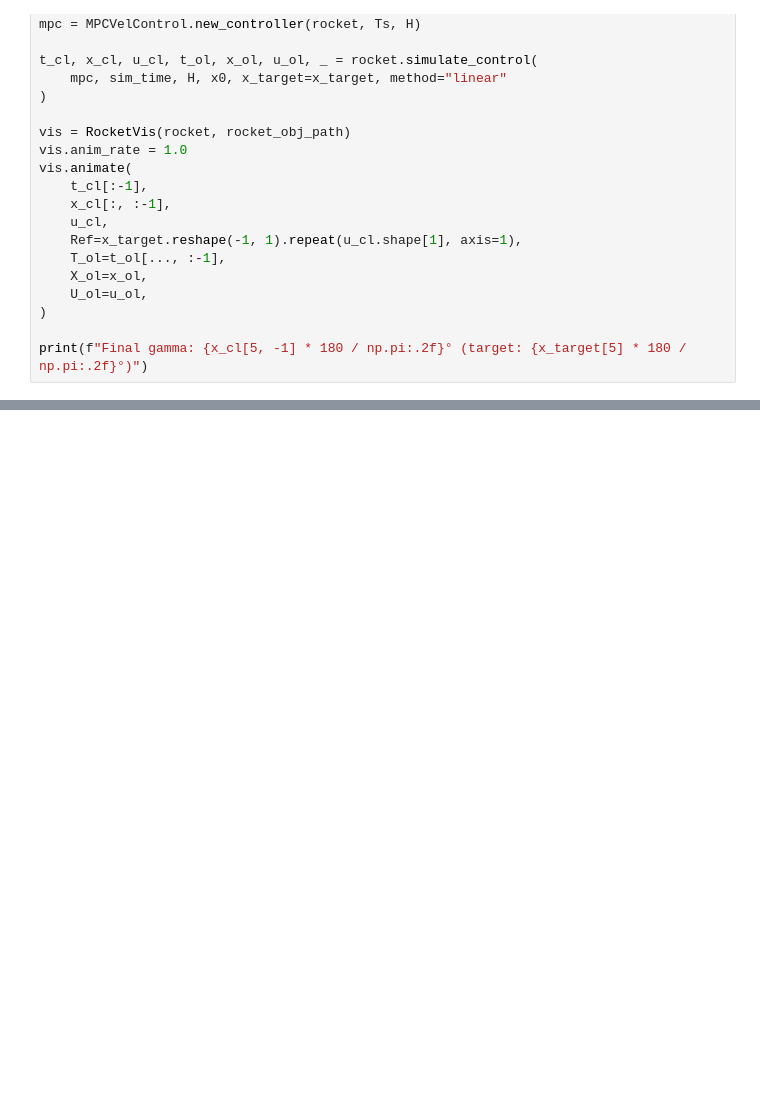
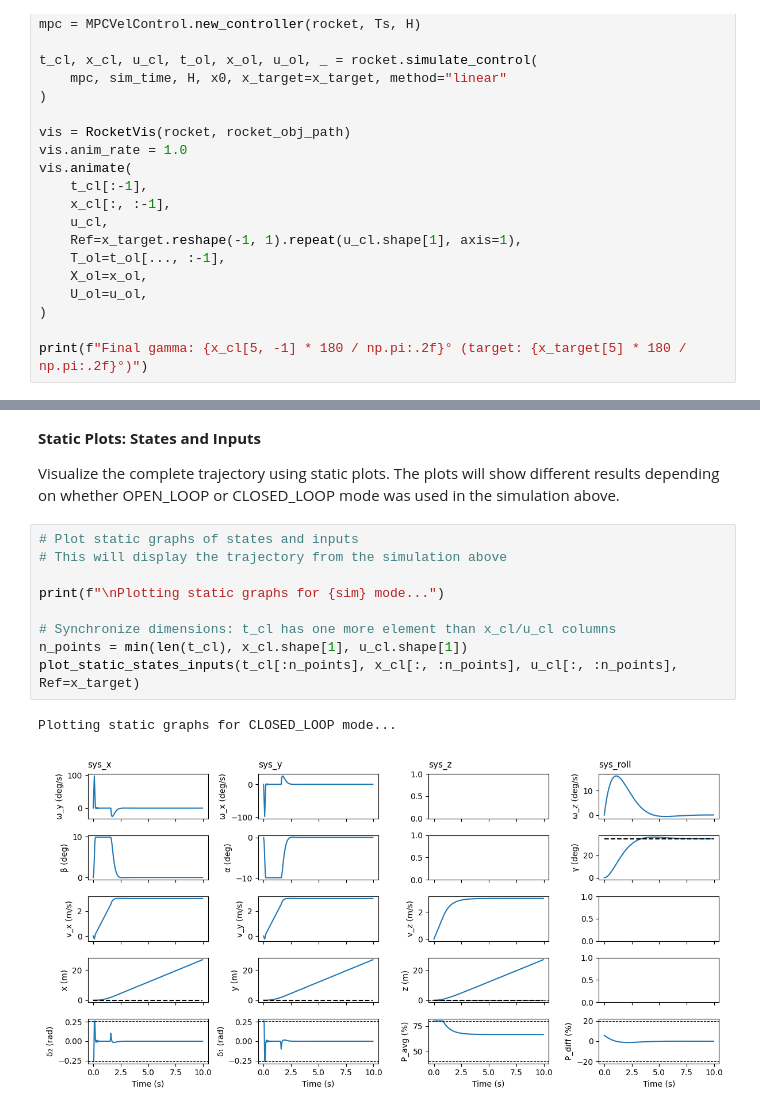
Before and after one commit to Emixm4/MPC-Course-EPFL, a Jupyter notebook: project/Deliverable_3_2/Deliverable_3_2.ipynb, the cells around one changed output, grey strips where cells are left out. Saved outputs shown, nothing was run; the diff lists cells and outputs as text; blank space fills up the shorter version.

Commit message:
add plot Del 3.2, Openloop plot strange

```diff
--- a/project/Deliverable_3_2/Deliverable_3_2.ipynb
+++ b/project/Deliverable_3_2/Deliverable_3_2.ipynb
@@ -175,0 +325,16 @@ print(f"Final gamma: {x_cl[5, -1] * 180 / np.pi:.2f}° (target: {x_target[5] * 1
+# %% [markdown]
+**Static Plots: States and Inputs**
+
+Visualize the complete trajectory using static plots. The plots will show different results depending on whether OPEN_LOOP or CLOSED_LOOP mode was used in the simulation above.
+# %%
+# Plot static graphs of states and inputs
+# This will display the trajectory from the simulation above
+
+print(f"\nPlotting static graphs for {sim} mode...")
+
+# Synchronize dimensions: t_cl has one more element than x_cl/u_cl columns
+n_points = min(len(t_cl), x_cl.shape[1], u_cl.shape[1])
+plot_static_states_inputs(t_cl[:n_points], x_cl[:, :n_points], u_cl[:, :n_points], Ref=x_target)
+# %% [output]
+Plotting static graphs for CLOSED_LOOP mode...
+[figure, added]
```
Also changed, not shown: parts of 6 cells of this notebook, 1 other file.
